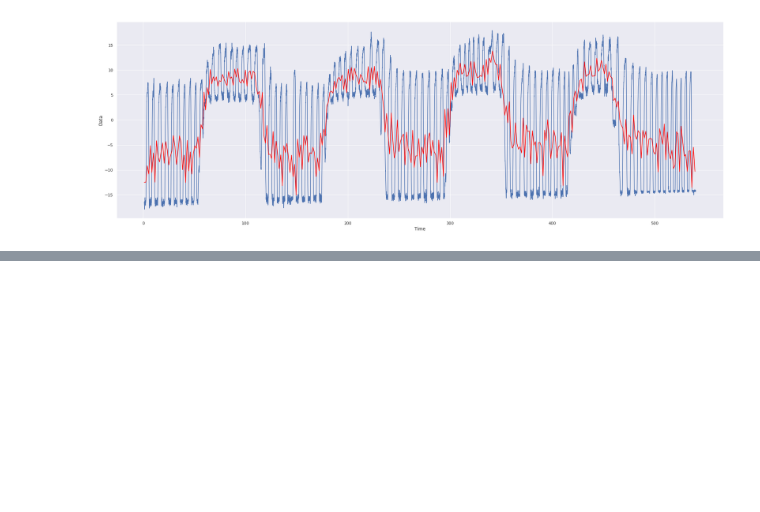
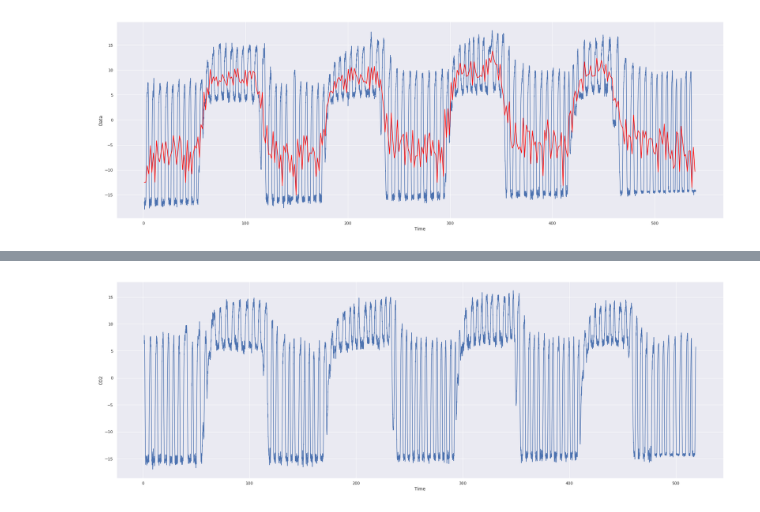
Before and after one commit to jacek257/Project-Chocolate, a Jupyter notebook: Jupyter/Presentation Graphs.ipynb, the cells around one changed output, grey strips where cells are left out. Cells and saved outputs as stored; diff of their text form; code cells hidden in the pictures; blank space fills up the shorter version.

```diff
--- a/Jupyter/Presentation Graphs.ipynb
+++ b/Jupyter/Presentation Graphs.ipynb
@@ -592,0 +629,33 @@ plt.show()
+# %%
+path = '/media/ke/8tb_part2/FSL_work/SH/SH_002_20190816_edits.txt'
+# %%
+endTidal = pd.read_csv(path, sep='\t|,', header=None, usecols=[0, 1, 2], index_col=False, engine='python')
+endTidal = endTidal.rename(columns={0 : 'Time',
+                                    1 : 'O2',
+                                    2 : 'CO2'})
+# need to scale CO2 data is necessary
+if endTidal.CO2.max() < 1:
+    endTidal.CO2 = endTidal.CO2 * 100
+
+if endTidal.Time.max() < 20:
+    endTidal.Time = endTidal.Time * 60
+i = 1
+diff = abs(endTidal.O2.iloc[i+1] - endTidal.O2.iloc[0])
+while diff < 1:
+    i += 1
+    diff = abs(endTidal.O2.iloc[i+1] - endTidal.O2.iloc[0])
+
+endTidal = endTidal[i:].reset_index(drop=True)
+
+i = len(endTidal)-2
+diff = abs(endTidal.O2.iloc[len(endTidal)-1] - endTidal.O2.iloc[i])
+while diff < 1:
+    i -= 1
+    diff = abs(endTidal.O2.iloc[len(endTidal)-1] - endTidal.O2.iloc[i])
+
+endTidal = endTidal[:i].reset_index(drop=True)
+endTidal.CO2 = signal.detrend(endTidal.CO2)
+sns.lineplot(x='Time', y='CO2', data=endTidal)
+plt.show()
+# %% [output]
+[figure, added]
```
Also changed, not shown: parts of 11 cells of this notebook, 2 other files.
